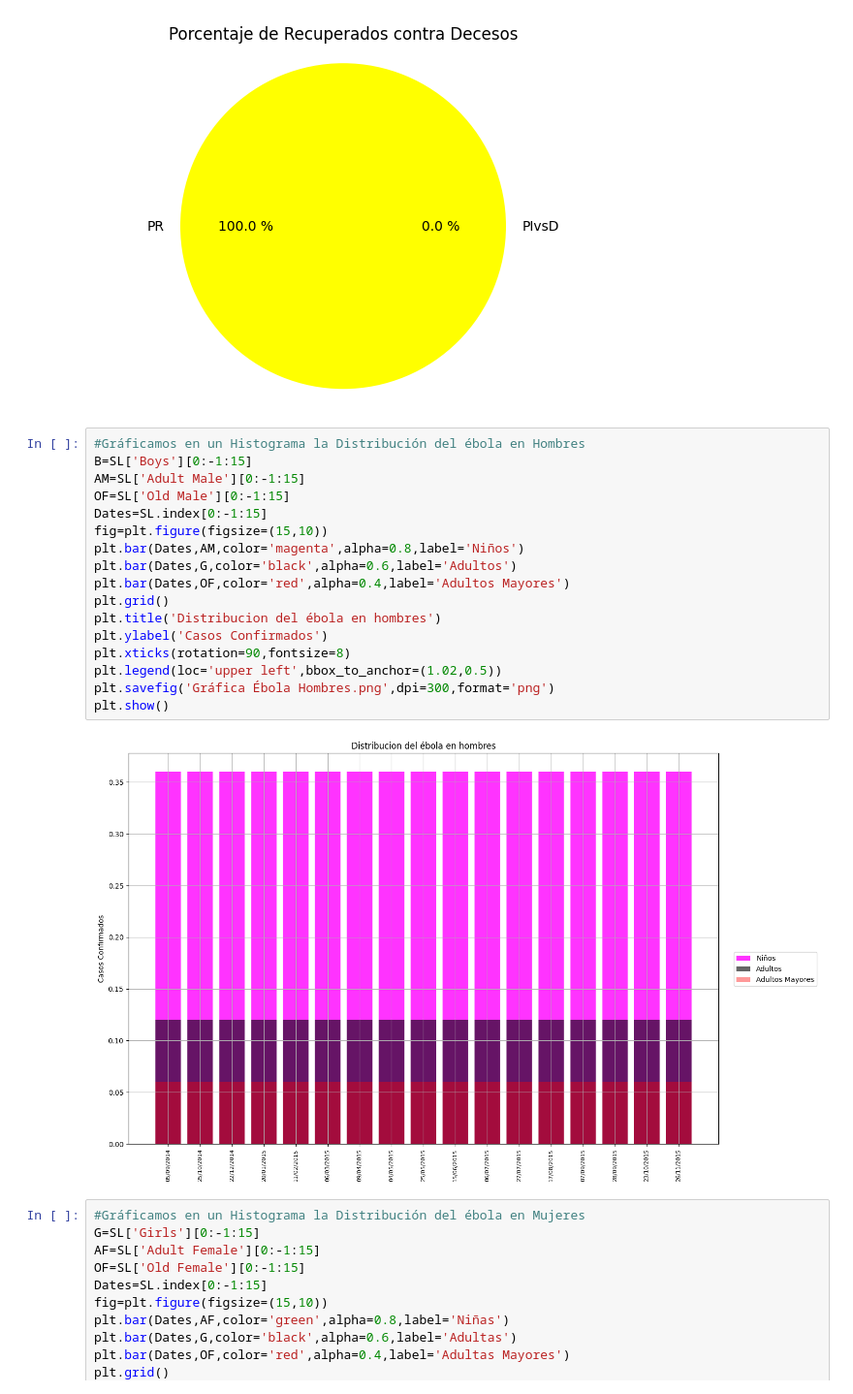
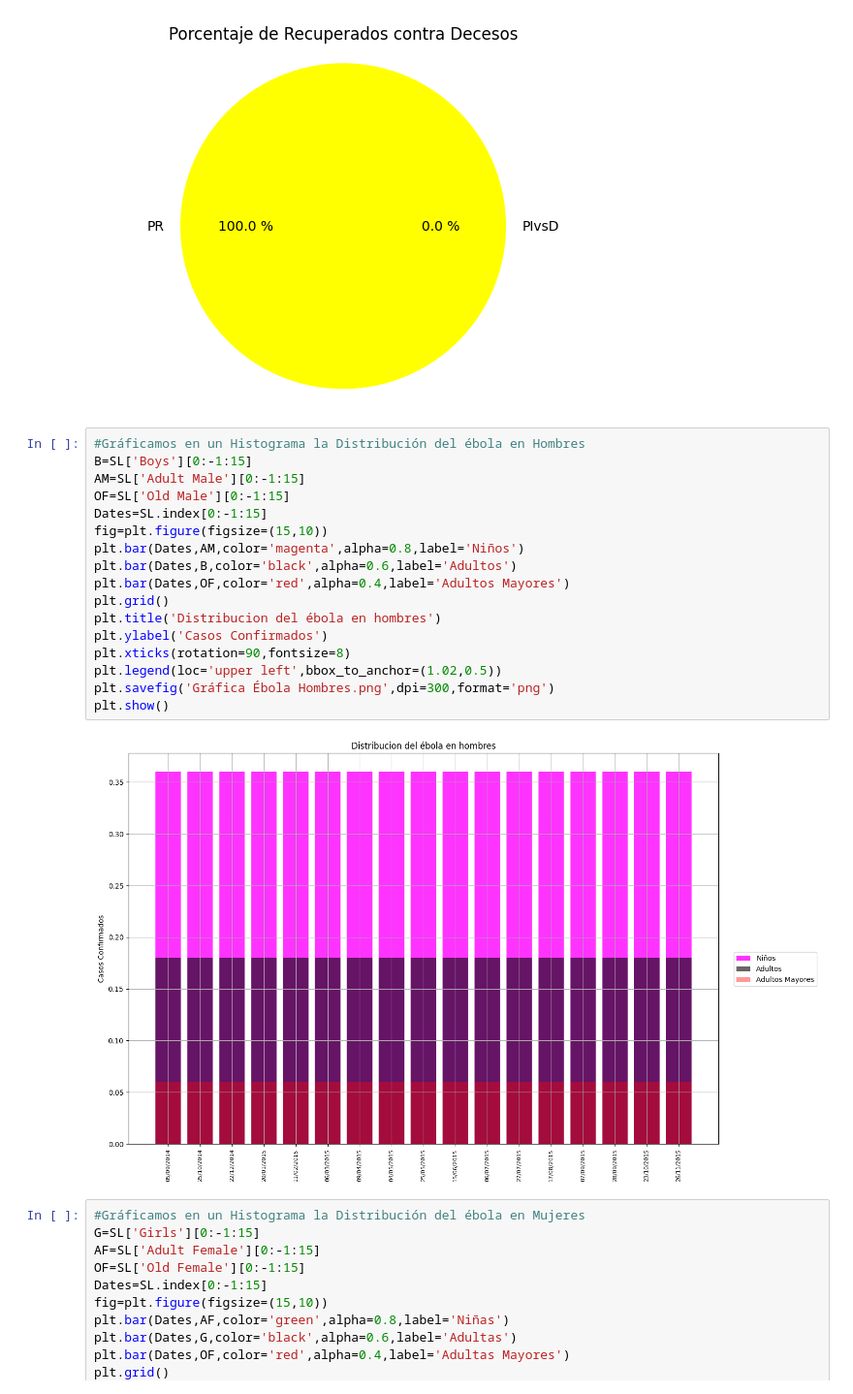
Before and after one commit to Soyluisflores/Clase5, a Jupyter notebook: Proyecto_2.ipynb, the cells around one changed output. Shown at 97% size. Drawn from its saved outputs; the diff is of its cells as text.

```diff
--- a/Proyecto_2.ipynb
+++ b/Proyecto_2.ipynb
@@ -295,22 +295,22 @@ plt.show()
 # %%
 #Gráficamos en un Histograma la Distribución del ébola en Hombres
 B=SL['Boys'][0:-1:15]
 AM=SL['Adult Male'][0:-1:15]
 OF=SL['Old Male'][0:-1:15]
 Dates=SL.index[0:-1:15]
 fig=plt.figure(figsize=(15,10))
 plt.bar(Dates,AM,color='magenta',alpha=0.8,label='Niños')
-plt.bar(Dates,G,color='black',alpha=0.6,label='Adultos')
+plt.bar(Dates,B,color='black',alpha=0.6,label='Adultos')
 plt.bar(Dates,OF,color='red',alpha=0.4,label='Adultos Mayores')
 plt.grid()
 plt.title('Distribucion del ébola en hombres')
 plt.ylabel('Casos Confirmados')
 plt.xticks(rotation=90,fontsize=8)
 plt.legend(loc='upper left',bbox_to_anchor=(1.02,0.5))
 plt.savefig('Gráfica Ébola Hombres.png',dpi=300,format='png')
 plt.show()
 # %% [output]
-[figure, old version]
+[figure, new version]
 # %%
 #Gráficamos en un Histograma la Distribución del ébola en Mujeres
 G=SL['Girls'][0:-1:15]
```
